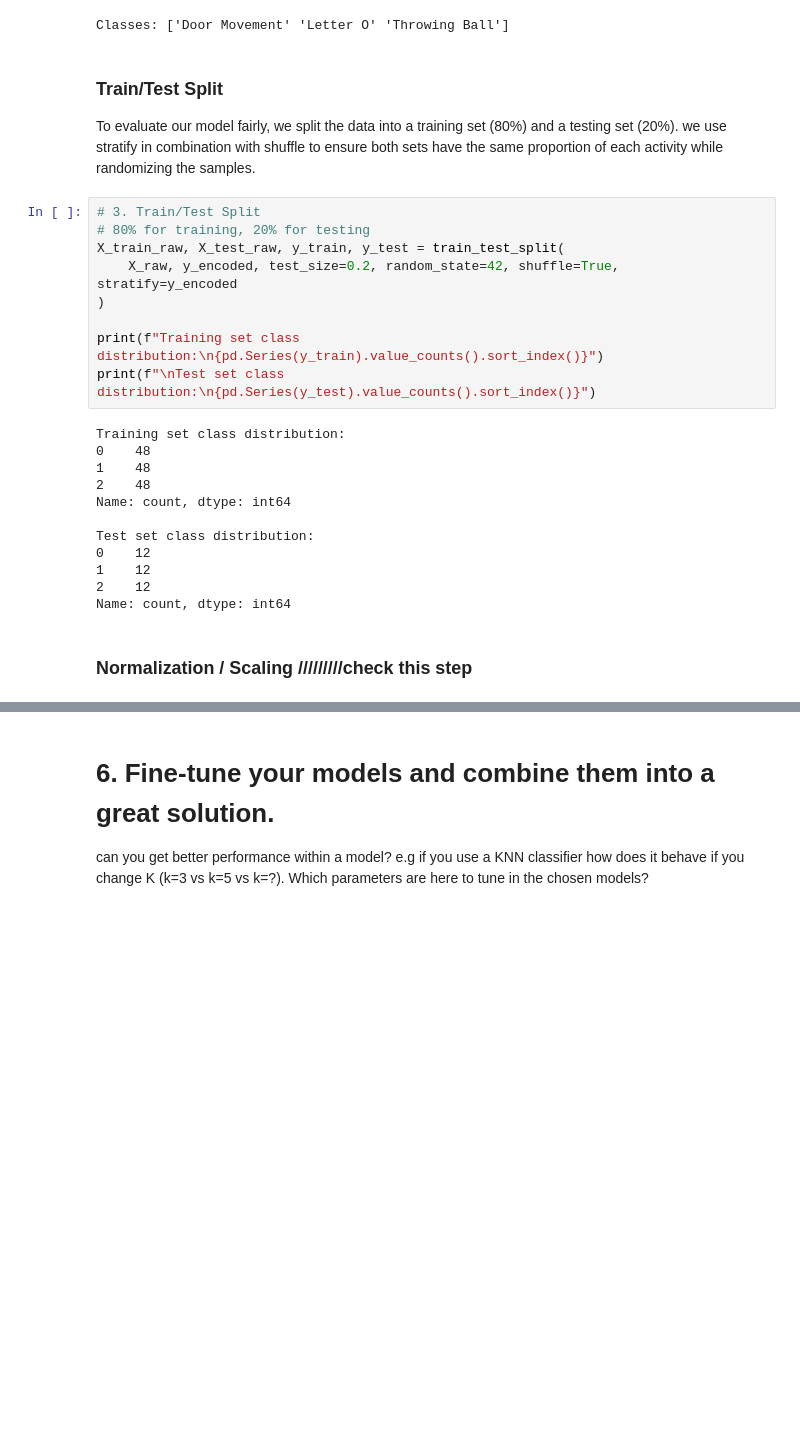
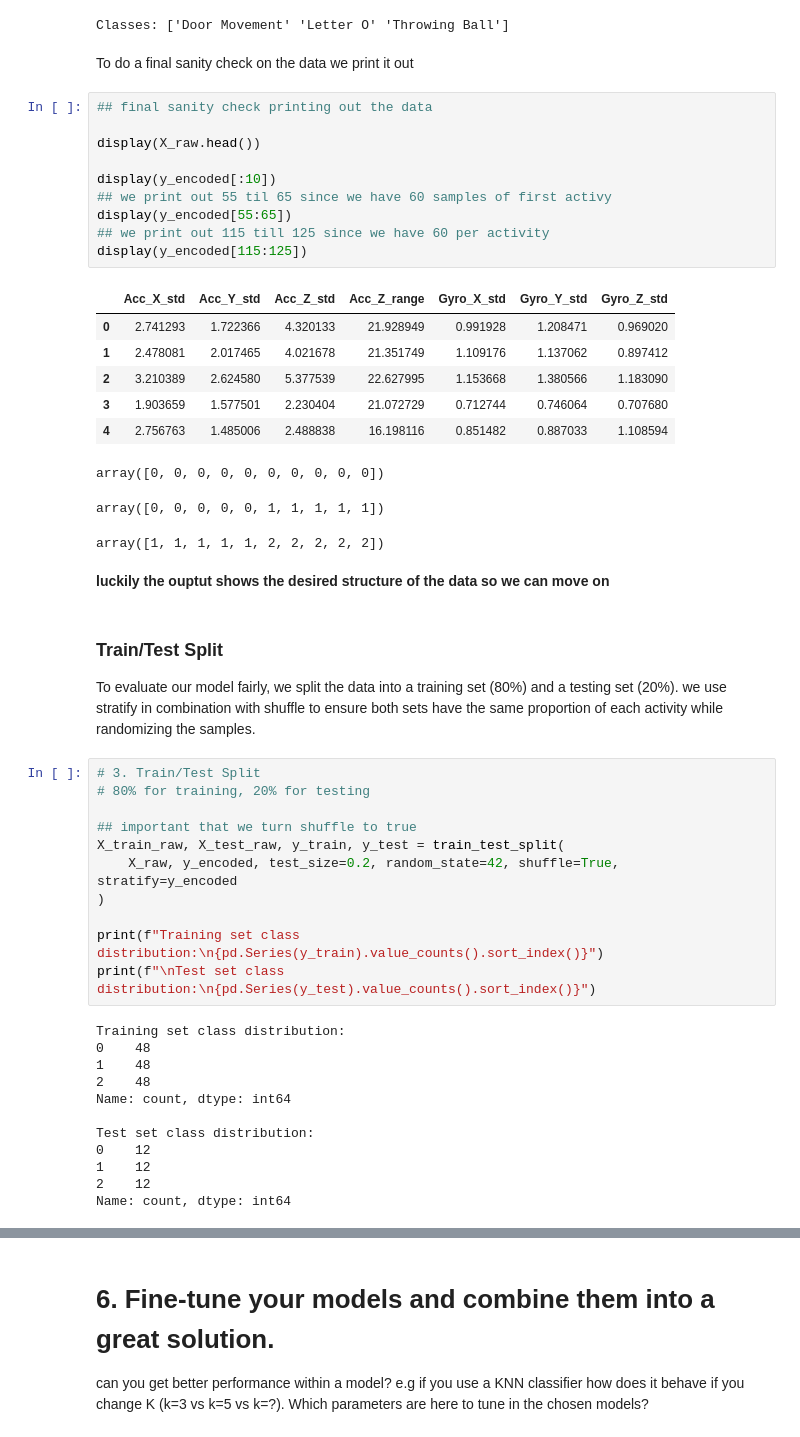
Before and after one commit to Roelvdll/AIS, a Jupyter notebook: assignment 1/Group_Assignment1_HumanActivity.ipynb, the cells around one changed output, grey strips where cells are left out. Cells and saved outputs as stored; diff of their text form; blank space fills up the shorter version.

```diff
--- a/assignment 1/Group_Assignment1_HumanActivity.ipynb
+++ b/assignment 1/Group_Assignment1_HumanActivity.ipynb
@@ -449,12 +456,38 @@ y_encoded = le.fit_transform(y_raw)
 print(f"Classes: {le.classes_}")
 # %% [output]
 Classes: ['Door Movement' 'Letter O' 'Throwing Ball']
+# %% [markdown]
+To do a final sanity check on the data we print it out
+# %%
+## final sanity check printing out the data
+
+display(X_raw.head())
+
+display(y_encoded[:10])
+## we print out 55 til 65 since we have 60 samples of first activy
+display(y_encoded[55:65])
+## we print out 115 till 125 since we have 60 per activity
+display(y_encoded[115:125])
+# %% [output]
+|  | Acc_X_std | Acc_Y_std | Acc_Z_std | Acc_Z_range | Gyro_X_std | Gyro_Y_std | Gyro_Z_std |
+| 0 | 2.741293 | 1.722366 | 4.320133 | 21.928949 | 0.991928 | 1.208471 | 0.969020 |
+| 1 | 2.478081 | 2.017465 | 4.021678 | 21.351749 | 1.109176 | 1.137062 | 0.897412 |
+| 2 | 3.210389 | 2.624580 | 5.377539 | 22.627995 | 1.153668 | 1.380566 | 1.183090 |
+| 3 | 1.903659 | 1.577501 | 2.230404 | 21.072729 | 0.712744 | 0.746064 | 0.707680 |
+| 4 | 2.756763 | 1.485006 | 2.488838 | 16.198116 | 0.851482 | 0.887033 | 1.108594 |
+array([0, 0, 0, 0, 0, 0, 0, 0, 0, 0])
+array([0, 0, 0, 0, 0, 1, 1, 1, 1, 1])
+array([1, 1, 1, 1, 1, 2, 2, 2, 2, 2])
+# %% [markdown]
+**luckily the ouptut shows the desired structure of the data so we can move on**
 # %% [markdown]
 ### Train/Test Split
 To evaluate our model fairly, we split the data into a training set (80%) and a testing set (20%). we use stratify in combination with shuffle to ensure both sets have the same proportion of each activity while randomizing the samples.
 # %%
 # 3. Train/Test Split
 # 80% for training, 20% for testing
+
+## important that we turn shuffle to true
 X_train_raw, X_test_raw, y_train, y_test = train_test_split(
     X_raw, y_encoded, test_size=0.2, random_state=42, shuffle=True, stratify=y_encoded
 )
@@ -473,5 +506,3 @@ Test set class distribution:
 1    12
 2    12
 Name: count, dtype: int64
-# %% [markdown]
-### Normalization / Scaling /////////check this step
```
Also changed, not shown: parts of 20 cells of this notebook.
